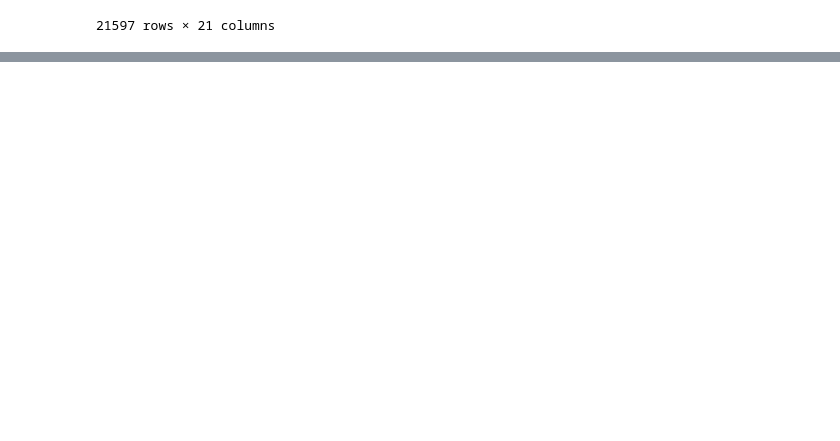
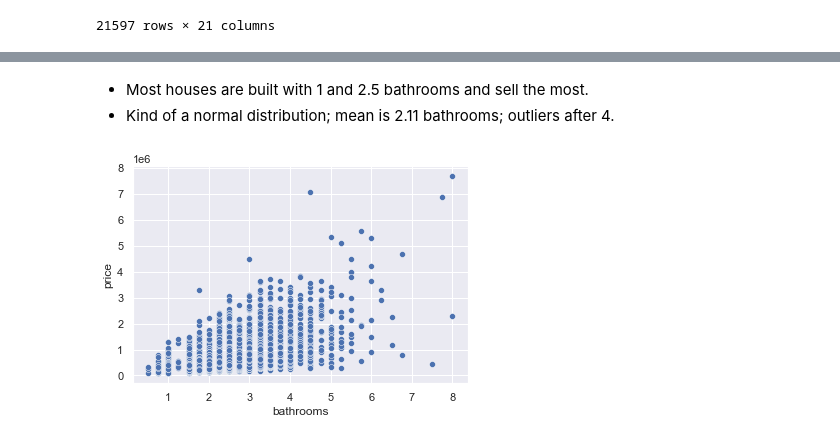
Before and after one commit to letruong711/Seattle-Area-Housing-Analysis, a Jupyter notebook: Starting Analysis.ipynb, the cells around one changed output, grey strips where cells are left out. Saved outputs shown, nothing was run; the diff lists cells and outputs as text; code cells hidden in the pictures; blank space fills up the shorter version.

```diff
--- a/Starting Analysis.ipynb
+++ b/Starting Analysis.ipynb
@@ -124,0 +135,7 @@ sns.heatmap(corr);
+# %% [markdown]
+- Most houses are built with 1 and 2.5 bathrooms and sell the most.
+- Kind of a normal distribution; mean is 2.11 bathrooms; outliers after 4.
+# %%
+sns.scatterplot(data=price, x="bathrooms", y="price");
+# %% [output]
+[figure, added]
```
Also changed, not shown: parts of 16 cells of this notebook.
